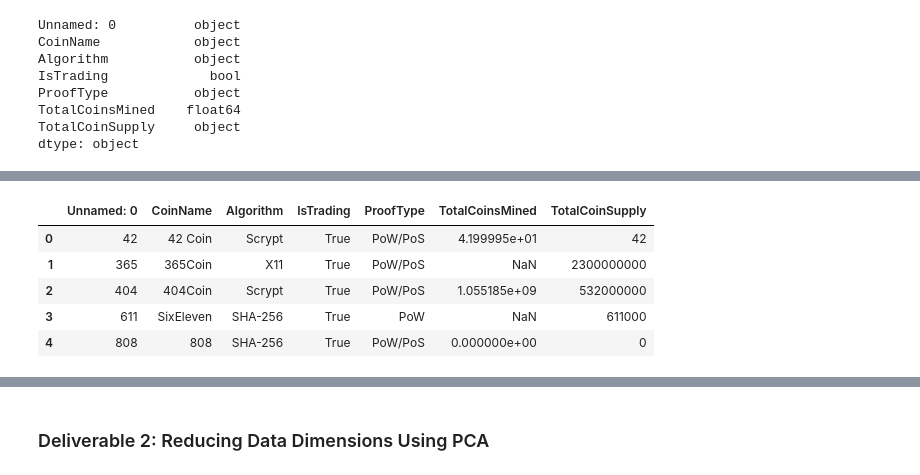
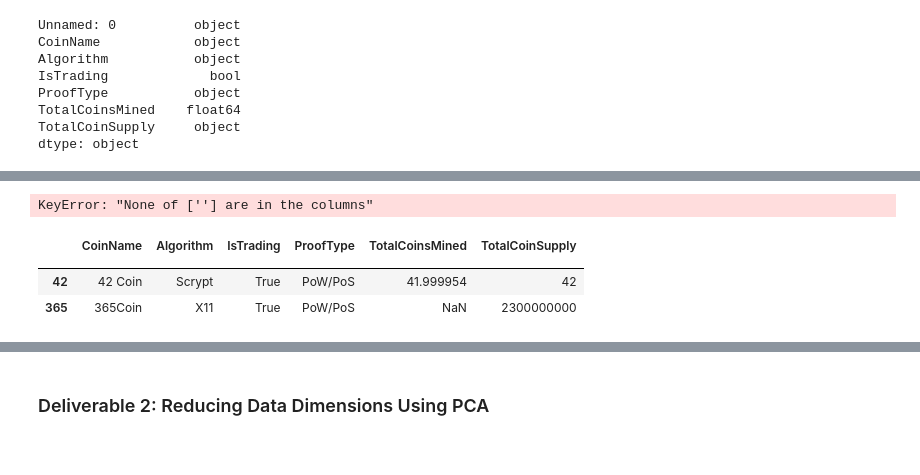
Before and after one commit to BiancaTaisePommerening/Cryptocurrencies, a Jupyter notebook: crypto_clustering.ipynb, the cells around one changed output, grey strips where cells are left out. Drawn from its saved outputs; the diff is of its cells as text; code cells hidden in the pictures.

```diff
--- a/crypto_clustering.ipynb
+++ b/crypto_clustering.ipynb
@@ -50,14 +72,20 @@ dtype: object
+# %%
+# Renamed "Unnamed: 0" column and then set it as the index
+crypto_df.rename(columns={'Unnamed: 0': ''})
+crypto_df.set_index('')
+
+crypto_df.head()
+# %% [output]
+KeyError: "None of [''] are in the columns"
 # %%
 # Keep all the cryptocurrencies that are being traded.
 traded_crypto = crypto_df['IsTrading'] == True
-crypto_df1 = crypto_df.loc[traded_crypto]
-crypto_df1.head()
+crypto_df = crypto_df.loc[traded_crypto]
+crypto_df.head(2)
 # %% [output]
-|  | Unnamed: 0 | CoinName | Algorithm | IsTrading | ProofType | TotalCoinsMined | TotalCoinSupply |
-| 0 | 42 | 42 Coin | Scrypt | True | PoW/PoS | 4.199995e+01 | 42 |
-| 1 | 365 | 365Coin | X11 | True | PoW/PoS | NaN | 2300000000 |
-| 2 | 404 | 404Coin | Scrypt | True | PoW/PoS | 1.055185e+09 | 532000000 |
-| 3 | 611 | SixEleven | SHA-256 | True | PoW | NaN | 611000 |
-| 4 | 808 | 808 | SHA-256 | True | PoW/PoS | 0.000000e+00 | 0 |
+|  | CoinName | Algorithm | IsTrading | ProofType | TotalCoinsMined | TotalCoinSupply |
+|  |  |  |  |  |  |  |
+| 42 | 42 Coin | Scrypt | True | PoW/PoS | 41.999954 | 42 |
+| 365 | 365Coin | X11 | True | PoW/PoS | NaN | 2300000000 |
 # %%
 # Keep all the cryptocurrencies that have a working algorithm.
```
Also changed, not shown: parts of 12 cells of this notebook.
